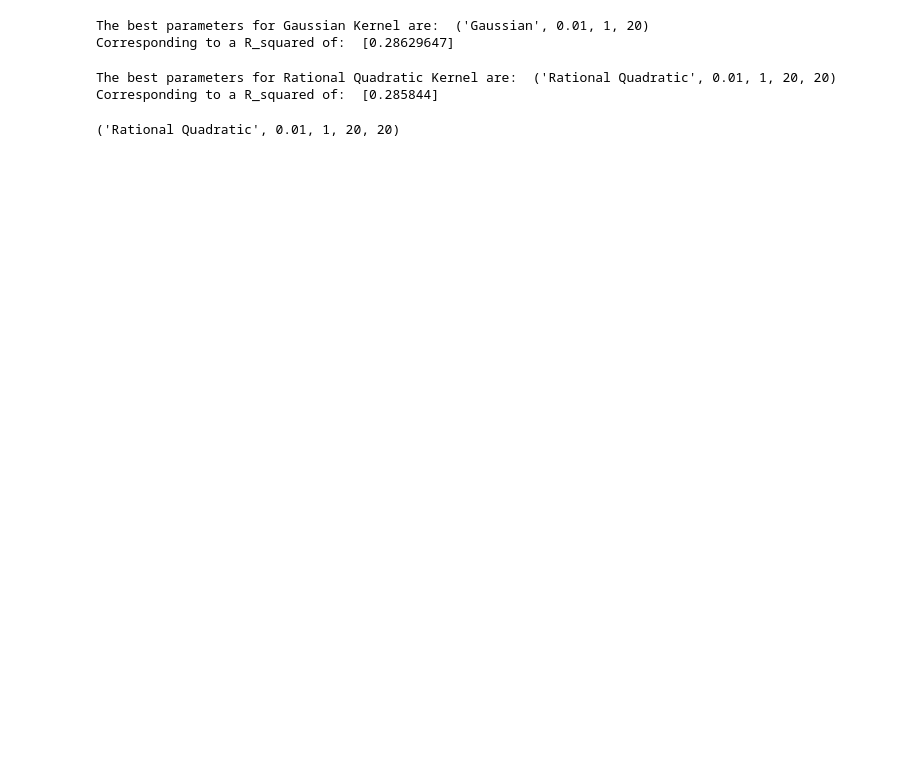
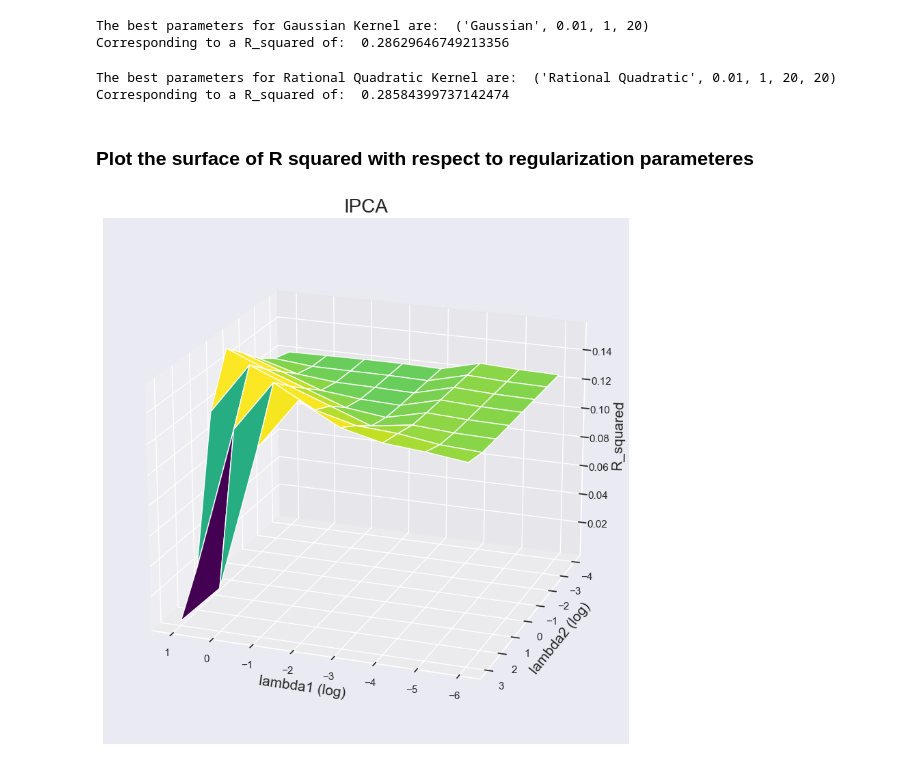
Before and after one commit to matteoferrazzi/ML-project-2, a Jupyter notebook: run.ipynb, the cells around one changed output. Cells and saved outputs as stored; diff of their text form; code cells hidden in the pictures; blank space fills up the shorter version.

```diff
--- a/run.ipynb
+++ b/run.ipynb
@@ -82,18 +135,29 @@ The best parameters are:  ('IPCA_reg', 0.01, 1000)
 Corresponding to a R_squared of:  0.15511511458083238
 # %%
-print('The best parameters for Gaussian Kernel are: ',max(dict_gaussian, key=dict_gaussian.get),'\nCorresponding to a R_squared of: ',max(dict_gaussian.values()))
+print('The best parameters for Gaussian Kernel are: ',max(dict_gaussian, key=dict_gaussian.get),'\nCorresponding to a R_squared of: ',max(list(dict_gaussian.values()))[0])
 # %% [output]
 The best parameters for Gaussian Kernel are:  ('Gaussian', 0.01, 1, 20)
-Corresponding to a R_squared of:  [0.28629647]
+Corresponding to a R_squared of:  0.28629646749213356
 # %%
-print('The best parameters for Rational Quadratic Kernel are: ',max(dict_rq, key=dict_rq.get),'\nCorresponding to a R_squared of: ',max(dict_rq.values()))
+print('The best parameters for Rational Quadratic Kernel are: ',max(dict_rq, key=dict_rq.get),'\nCorresponding to a R_squared of: ',max(list(dict_rq.values()))[0])
 # %% [output]
 The best parameters for Rational Quadratic Kernel are:  ('Rational Quadratic', 0.01, 1, 20, 20)
-Corresponding to a R_squared of:  [0.285844]
+Corresponding to a R_squared of:  0.28584399737142474
-# %%
-max(dict_rq, key=dict_rq.get)
-# %% [output]
-('Rational Quadratic', 0.01, 1, 20, 20)
+# %% [markdown]
+### Plot the surface of R squared with respect to regularization parameteres
+# %%
+fig = plt.figure(figsize=(10,10))
+ax = fig.add_subplot(111, projection='3d')
+x, y = np.meshgrid(list([10, 1, 0.1, 0.01, 0.001, 0.0001, 0.00001, 0.000001]), list([1000, 100, 10, 1, 0.1, 0.01, 0.001, 0.0001]))
+z = val.surface_IPCA(dict_IPCA_reg, list([10, 1, 0.1, 0.01, 0.001, 0.0001, 0.00001, 0.000001]), list([1000, 100, 10, 1, 0.1, 0.01, 0.001, 0.0001]))
+ax.plot_surface(np.log10(np.array(x)), np.log10(np.array(y)), np.array(z), cmap='viridis')
+ax.set_xlabel('lambda1 (log)', fontsize=15)
+ax.set_ylabel('lambda2 (log)', fontsize=15)
+ax.set_zlabel('R_squared', fontsize=15)
+ax.set_title('IPCA', fontsize=20)
+ax.view_init(20, 110)
+# %% [output]
+[figure, added]
 # %%
 fig = plt.figure(figsize=(10,10))
 ax = fig.add_subplot(111, projection='3d')
```
Also changed, not shown: parts of 28 cells of this notebook, 7 other files.
